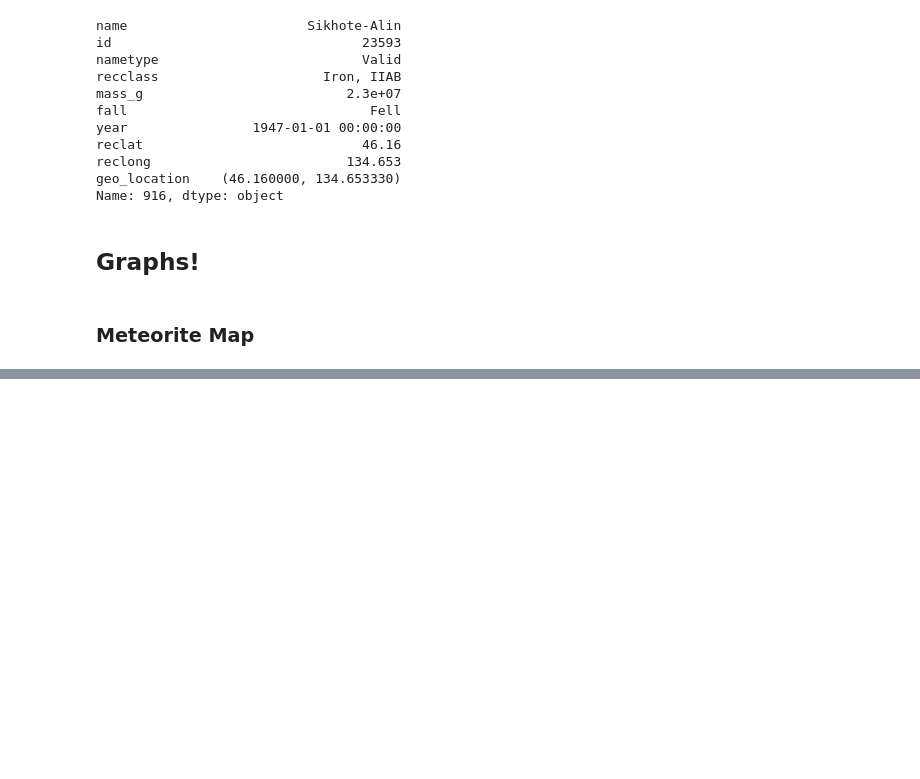
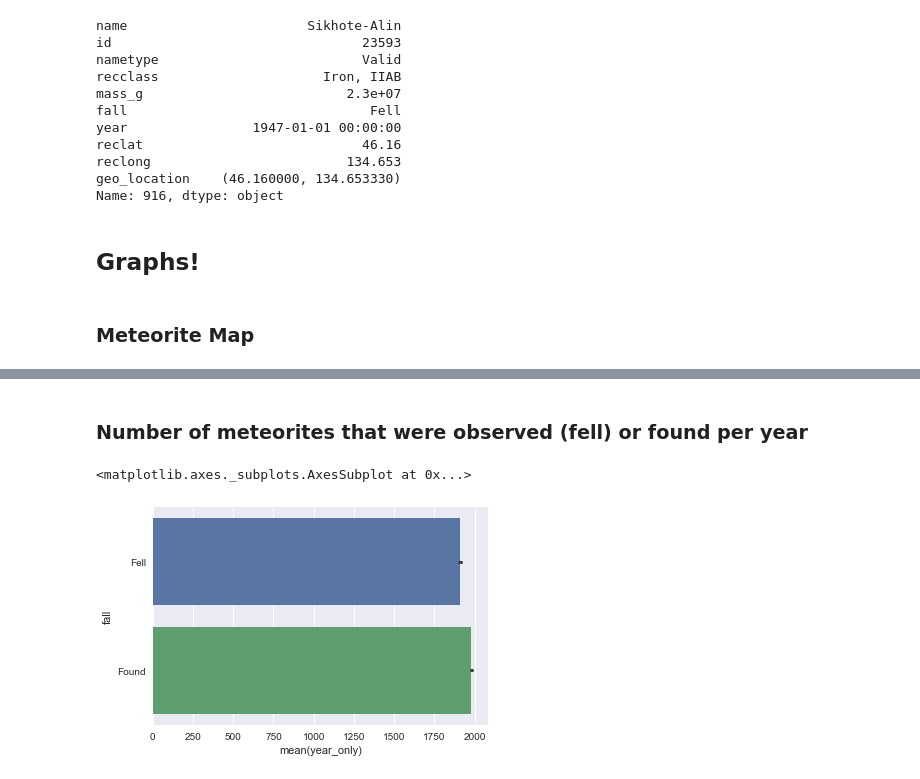
Before and after one commit to devleague/NASA-Launch-Kit-2017, a Jupyter notebook: Meteorite Visualizations with Python.ipynb, the cells around one changed output, grey strips where cells are left out. Cells and saved outputs as stored; diff of their text form; code cells hidden in the pictures; blank space fills up the shorter version.

```diff
--- a/Meteorite Visualizations with Python.ipynb
+++ b/Meteorite Visualizations with Python.ipynb
@@ -199,0 +213,7 @@ for ind, label in enumerate(graph.get_xticklabels()):
+# %% [markdown]
+### Number of meteorites that were observed (fell) or found per year
+# %%
+sns.barplot(x='year_only',y='fall',data=data)
+# %% [output]
+<matplotlib.axes._subplots.AxesSubplot at 0x...>
+[figure, added]
```
Also changed, not shown: parts of 5 cells of this notebook.
